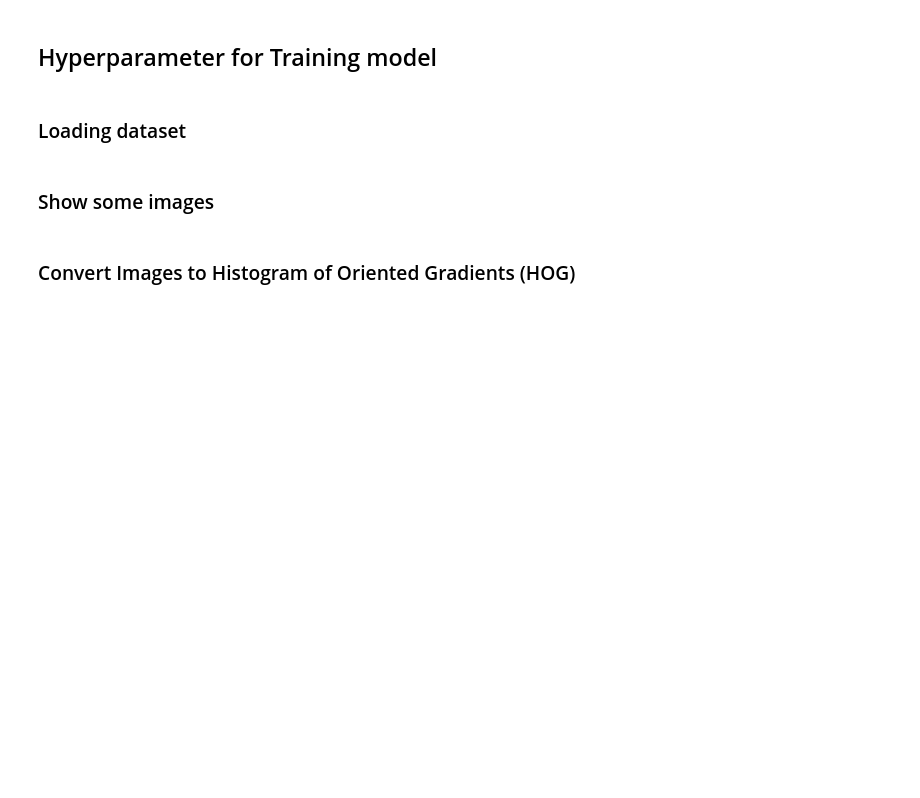
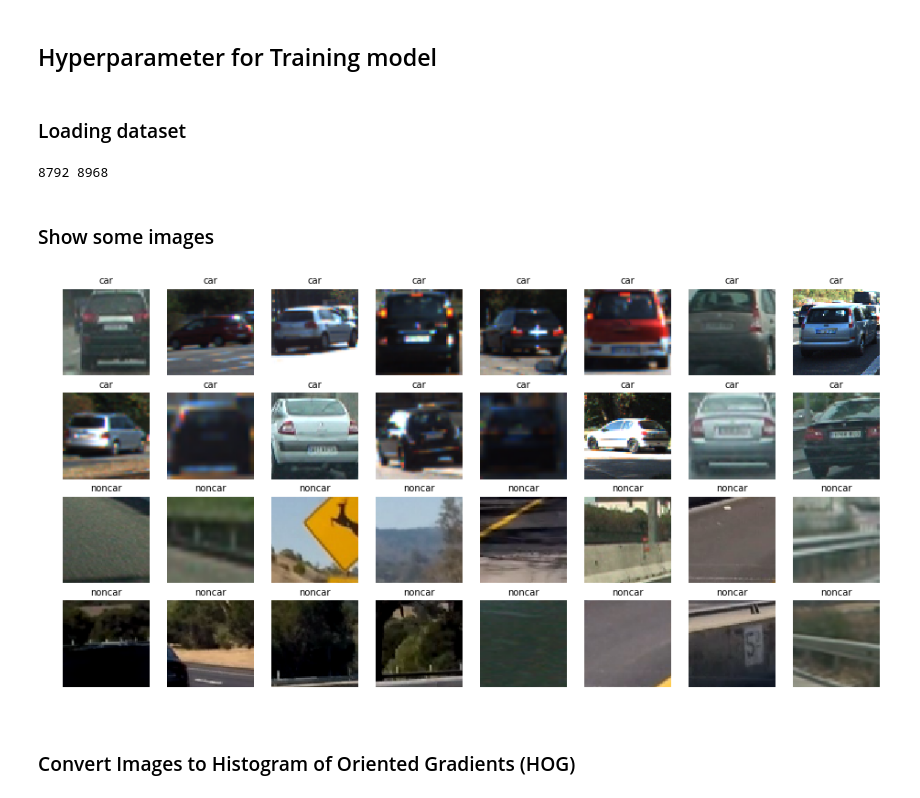
Before and after one commit to fcaponetto/self-driving-car-nd, a Jupyter notebook: CarND-Vehicle-Detection/vehicle_detection.ipynb, the cells around one changed output. Drawn from its saved outputs; the diff is of its cells as text; code cells hidden in the pictures; blank space fills up the shorter version.

```diff
--- a/CarND-Vehicle-Detection/vehicle_detection.ipynb
+++ b/CarND-Vehicle-Detection/vehicle_detection.ipynb
@@ -45,25 +45,29 @@ hog_feat = True # HOG features on or off
 # %%
 car_images = glob.glob('dataset/vehicles/**/*.png')
 noncar_images = glob.glob('dataset/non-vehicles/**/*.png')
-# print(len(car_images), len(noncar_images))
+print(len(car_images), len(noncar_images))
+# %% [output]
+8792 8968
 # %% [markdown]
 ### Show some images
 # %%
-# fig, axs = plt.subplots(4,8, figsize=(16, 8))
-# axs = axs.ravel()
+fig, axs = plt.subplots(4,8, figsize=(16, 8))
+axs = axs.ravel()
 
-# for i in np.arange(16):
-#     img = cv2.imread(car_images[np.random.randint(0,len(car_images))])
-#     img = cv2.cvtColor(img,cv2.COLOR_BGR2RGB)
-#     axs[i].axis('off')
-#     axs[i].set_title('car', fontsize=10)
-#     axs[i].imshow(img)
-# for i in np.arange(16,32):
-#     img = cv2.imread(noncar_images[np.random.randint(0,len(noncar_images))])
-#     img = cv2.cvtColor(img,cv2.COLOR_BGR2RGB)
-#     axs[i].axis('off')
-#     axs[i].set_title('noncar', fontsize=10)
-#     axs[i].imshow(img)
+for i in np.arange(16):
+    img = cv2.imread(car_images[np.random.randint(0,len(car_images))])
+    img = cv2.cvtColor(img,cv2.COLOR_BGR2RGB)
+    axs[i].axis('off')
+    axs[i].set_title('car', fontsize=10)
+    axs[i].imshow(img)
+for i in np.arange(16,32):
+    img = cv2.imread(noncar_images[np.random.randint(0,len(noncar_images))])
+    img = cv2.cvtColor(img,cv2.COLOR_BGR2RGB)
+    axs[i].axis('off')
+    axs[i].set_title('noncar', fontsize=10)
+    axs[i].imshow(img)
+# %% [output]
+[figure, added]
 # %% [markdown]
 ### Convert Images to Histogram of Oriented Gradients (HOG)
 # %%
```
Also changed, not shown: parts of 10 cells of this notebook, 1 other file.
